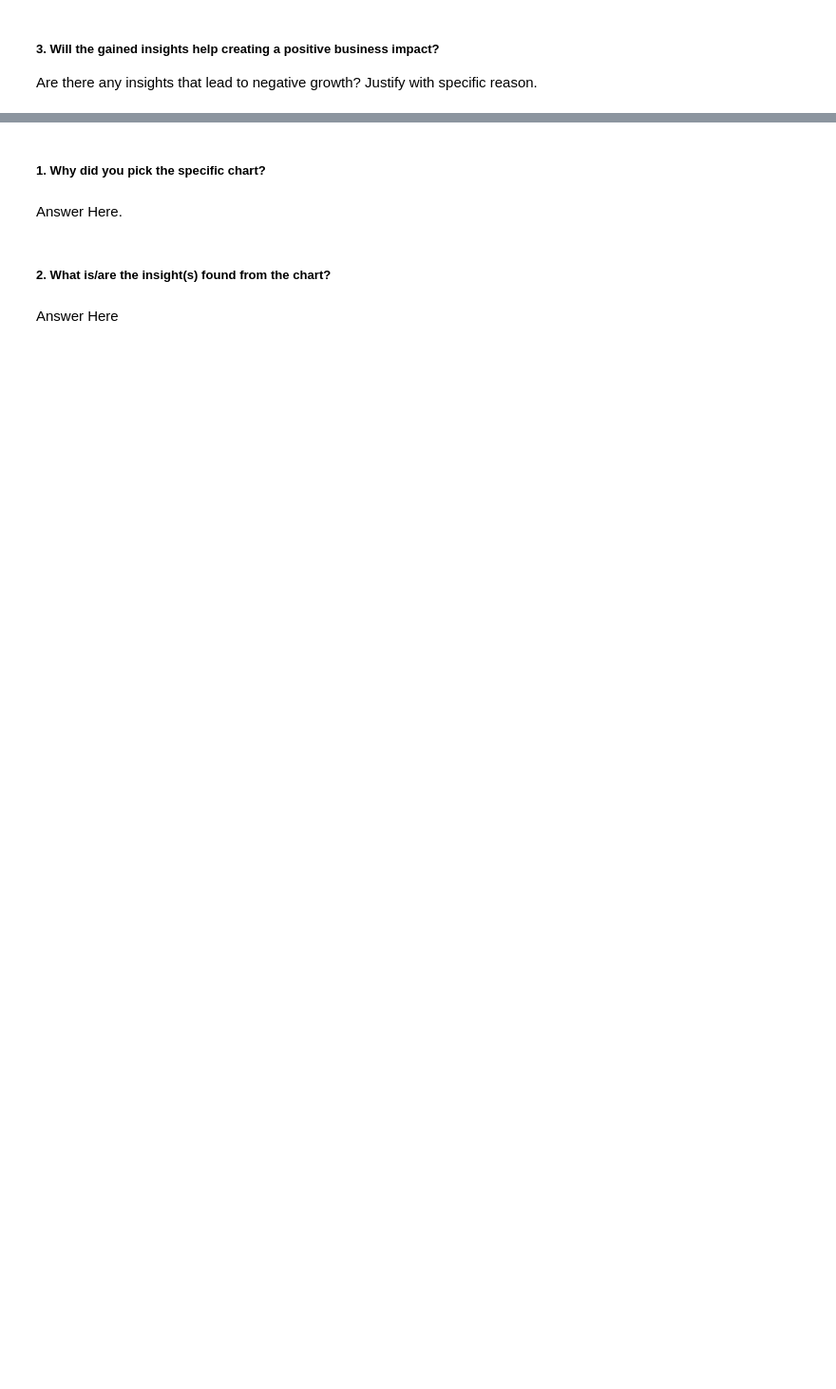
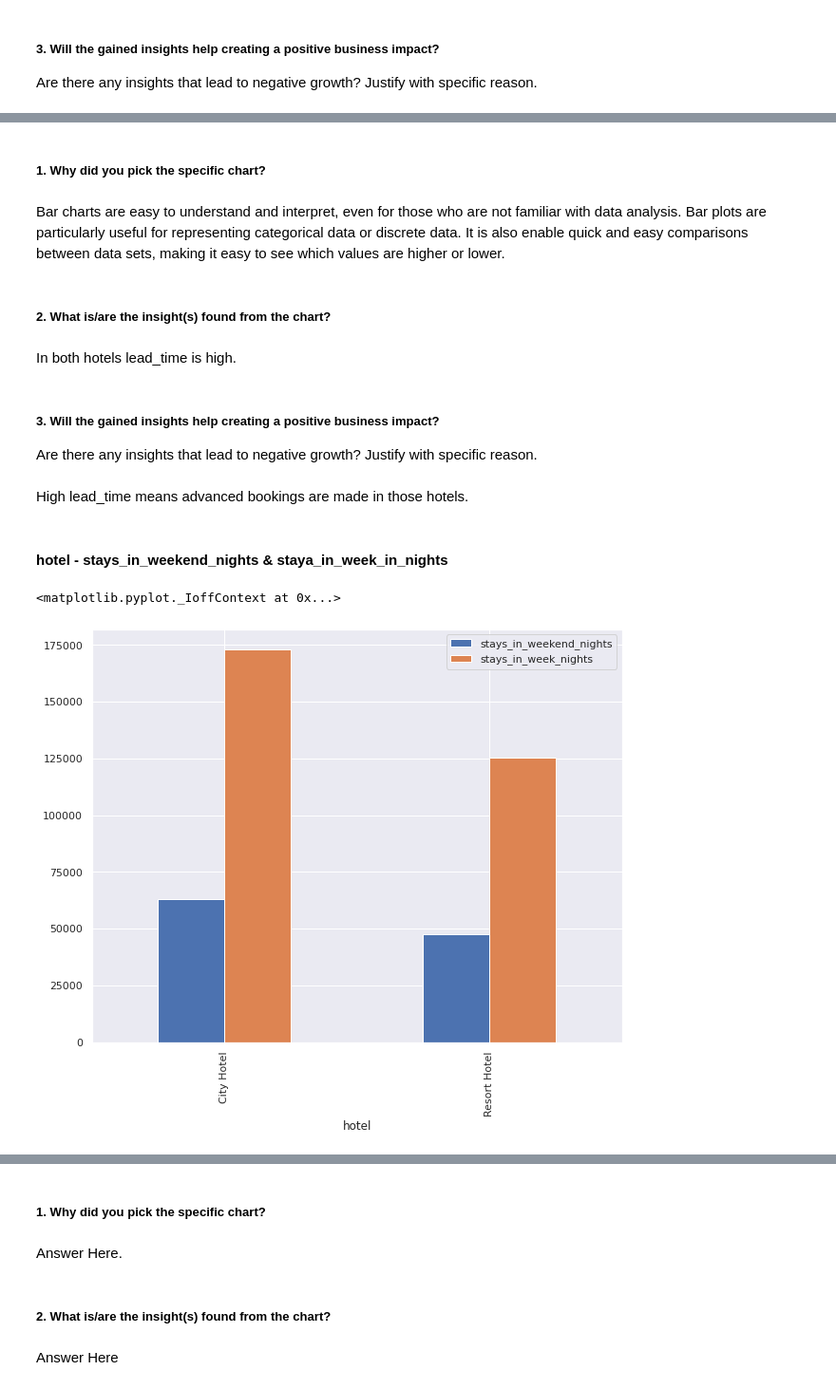
Before and after one commit to Varinder-KM/Hotel-Bookings-Analysis, a Jupyter notebook: Hotel_Bookings_Analysis.ipynb, the cells around one changed output, grey strips where cells are left out. Shown at 95% size. Drawn from its saved outputs; the diff is of its cells as text; code cells hidden in the pictures; blank space fills up the shorter version.

```diff
--- a/Hotel_Bookings_Analysis.ipynb
+++ b/Hotel_Bookings_Analysis.ipynb
@@ -292,0 +560,25 @@ Are there any insights that lead to negative growth? Justify with specific reaso
+# %% [markdown]
+##### 1. Why did you pick the specific chart?
+# %% [markdown]
+Bar charts are easy to understand and interpret, even for those who are not familiar with data analysis. Bar plots are particularly useful for representing categorical data or discrete data. It is also enable quick and easy comparisons between data sets, making it easy to see which values are higher or lower.
+# %% [markdown]
+##### 2. What is/are the insight(s) found from the chart?
+# %% [markdown]
+In both hotels lead_time is high.
+# %% [markdown]
+##### 3. Will the gained insights help creating a positive business impact?
+Are there any insights that lead to negative growth? Justify with specific reason.
+# %% [markdown]
+High lead_time means advanced bookings are made in those hotels.
+# %% [markdown]
+#### hotel - stays_in_weekend_nights & staya_in_week_in_nights
+# %%
+# visualization code
+bv3  = dataset.groupby('hotel')['stays_in_weekend_nights', 'stays_in_week_nights'].sum()
+
+plt.rcParams["figure.figsize"] = [10, 8]
+bv3.plot(kind='bar')
+plt.ioff()
+# %% [output]
+<matplotlib.pyplot._IoffContext at 0x...>
+[figure, added]
```
Also changed, not shown: parts of 242 cells of this notebook.
